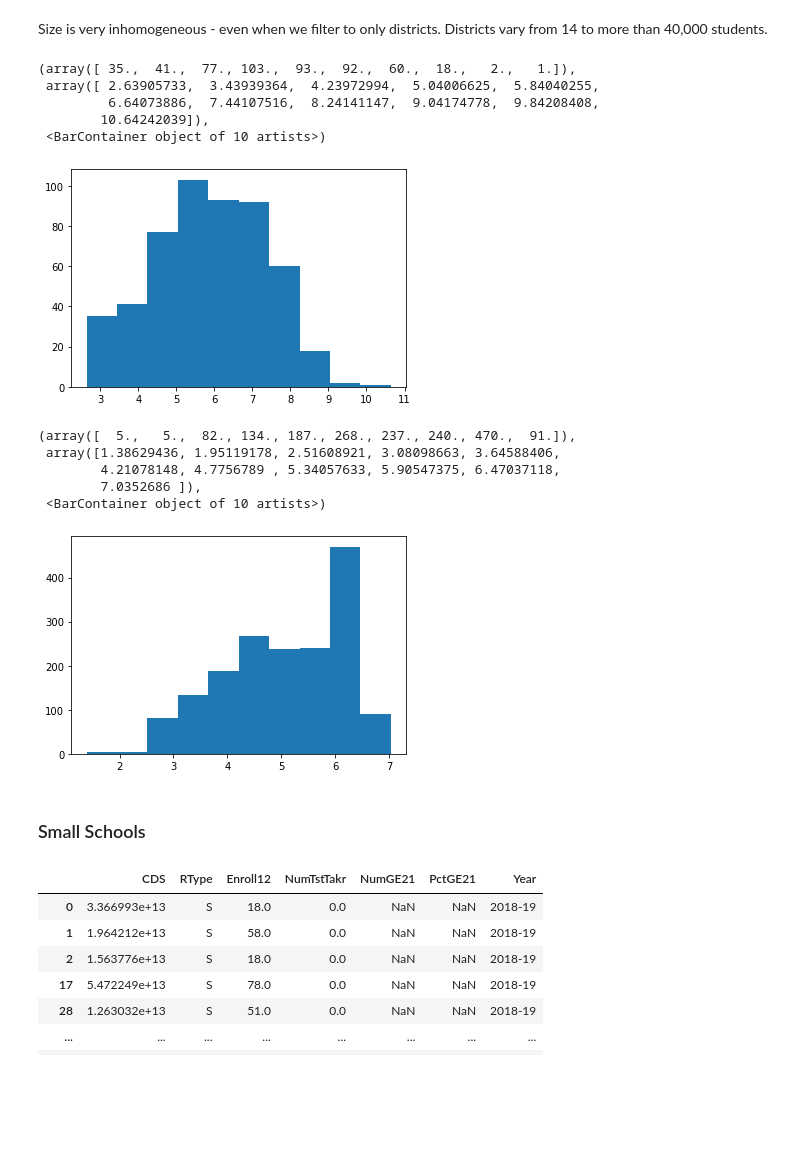
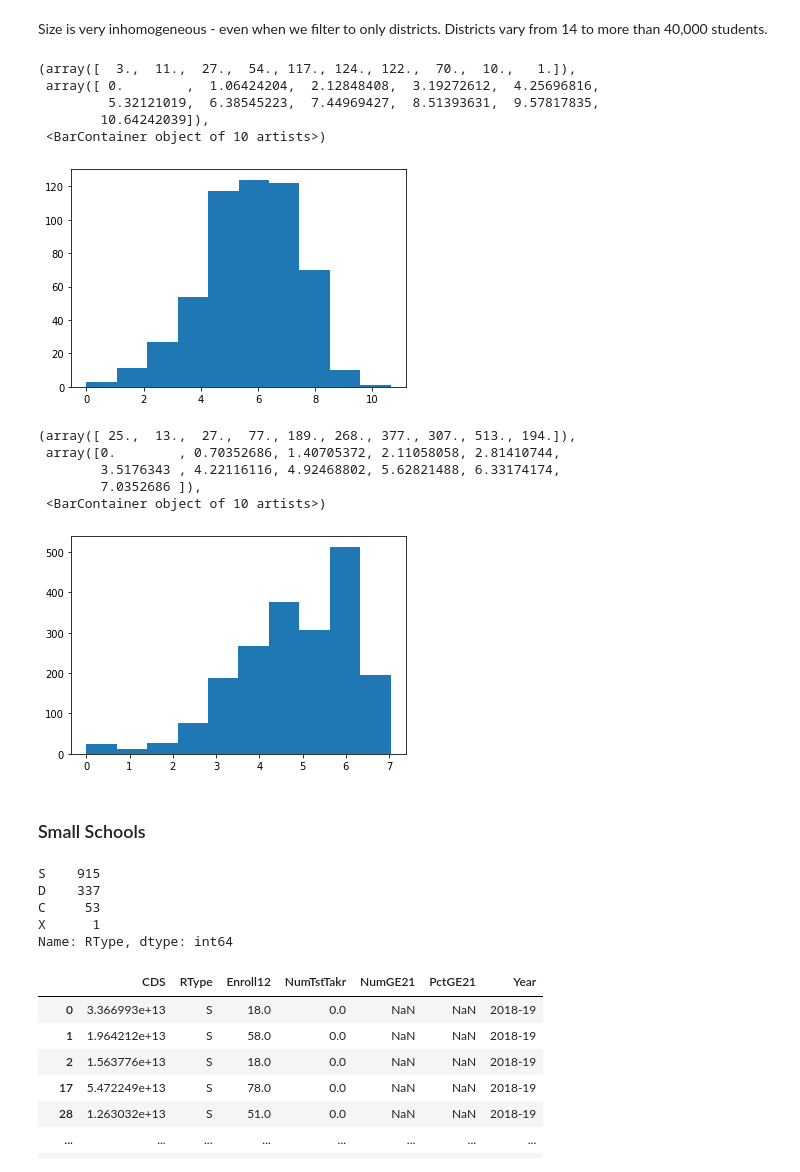
Before and after one commit to stevenlw-porpoise/California-Standardized-Testing-Analysis-Project, a Jupyter notebook: CA_exploration.ipynb, the cells around one changed output. Cells and saved outputs as stored; diff of their text form; code cells hidden in the pictures; blank space fills up the shorter version.

Commit message:
county SCodes

```diff
--- a/CA_exploration.ipynb
+++ b/CA_exploration.ipynb
@@ -171,22 +171,22 @@ array([1.40132036e+01, 3.78954031e+03, 4.17727712e+04])
 # %% [markdown]
 Size is very inhomogeneous - even when we filter to only districts. Districts vary from 14 to more than 40,000 students.
 # %%
-plt.hist(np.log(df_all.query('RType_x == "D"')['Enroll12_y'] + 1))
+plt.hist(np.log(df_all.query('RType == "D"')['Enroll12'] + 1))
 # %% [output]
-(array([ 35.,  41.,  77., 103.,  93.,  92.,  60.,  18.,   2.,   1.]),
- array([ 2.63905733,  3.43939364,  4.23972994,  5.04006625,  5.84040255,
-         6.64073886,  7.44107516,  8.24141147,  9.04174778,  9.84208408,
+(array([  3.,  11.,  27.,  54., 117., 124., 122.,  70.,  10.,   1.]),
+ array([ 0.        ,  1.06424204,  2.12848408,  3.19272612,  4.25696816,
+         5.32121019,  6.38545223,  7.44969427,  8.51393631,  9.57817835,
         10.64242039]),
  <BarContainer object of 10 artists>)
-[figure, old version]
+[figure, new version]
 # %%
-plt.hist(np.log(df_all.query('RType_x == "S"')['Enroll12_y'] + 1))
+plt.hist(np.log(df_all.query('RType == "S"')['Enroll12'] + 1))
 # %% [output]
-(array([  5.,   5.,  82., 134., 187., 268., 237., 240., 470.,  91.]),
- array([1.38629436, 1.95119178, 2.51608921, 3.08098663, 3.64588406,
-        4.21078148, 4.7756789 , 5.34057633, 5.90547375, 6.47037118,
+(array([ 25.,  13.,  27.,  77., 189., 268., 377., 307., 513., 194.]),
+ array([0.        , 0.70352686, 1.40705372, 2.11058058, 2.81410744,
+        3.5176343 , 4.22116116, 4.92468802, 5.62821488, 6.33174174,
         7.0352686 ]),
  <BarContainer object of 10 artists>)
-[figure, old version]
+[figure, new version]
 # %% [markdown]
 ### Small Schools
@@ -193,3 +196,11 @@ plt.hist(np.log(df_all.query('RType_x == "S"')['Enroll12_y'] + 1))
+# %%
+act_small['RType'].value_counts()
+# %% [output]
+S    915
+D    337
+C     53
+X      1
+Name: RType, dtype: int64
 # %%
 act_ca.query('NumTstTakr == 0')
 # act_ca.drop(index = act_ca.query('NumTstTakr == 0').index, inplace = True) # Drop entities with 0 test takers
```
Also changed, not shown: parts of 8 cells of this notebook.
